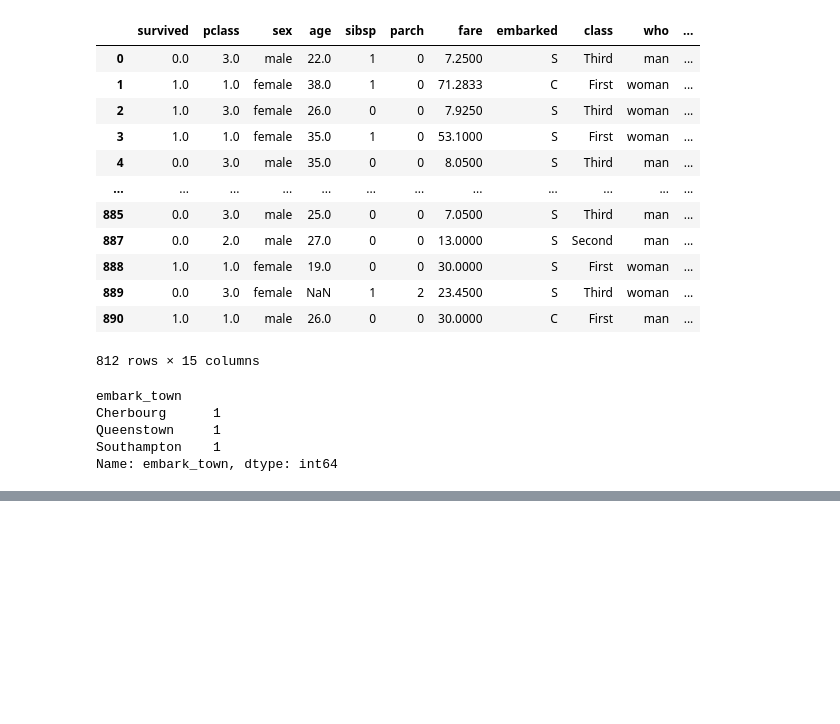
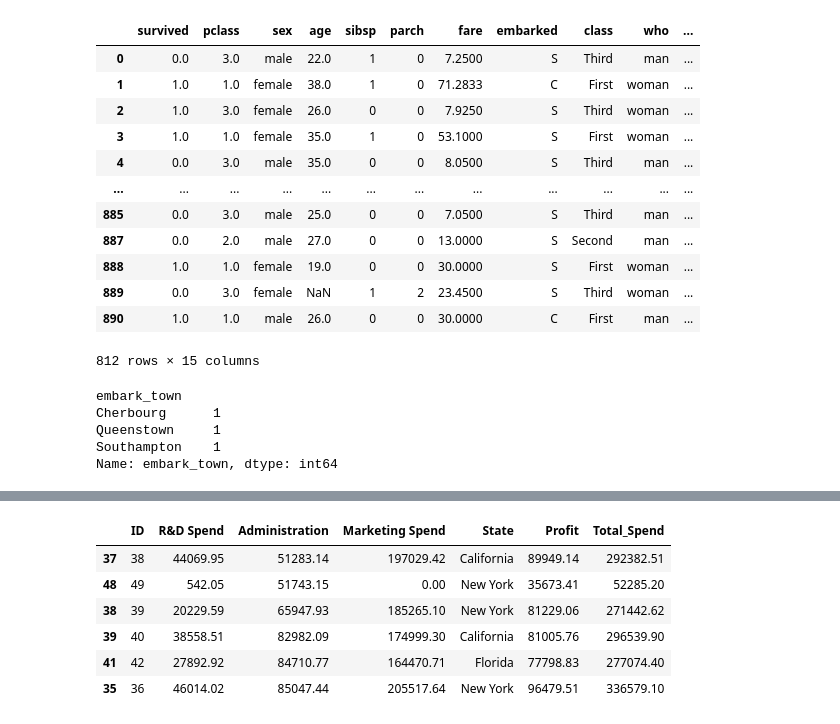
Before and after one commit to ikokkas/Exercises, a Jupyter notebook: Exercises.ipynb, the cells around one changed output, grey strips where cells are left out. Cells and saved outputs as stored; diff of their text form; code cells hidden in the pictures; blank space fills up the shorter version.

```diff
--- a/Exercises.ipynb
+++ b/Exercises.ipynb
@@ -495,0 +568,12 @@ Name: embark_town, dtype: int64
+# %%
+# which are the 6 companies that spend the less money on Administration
+
+startup_df.sort_values("Administration", ascending=True).head(6)
+# %% [output]
+|  | ID | R&D Spend | Administration | Marketing Spend | State | Profit | Total_Spend |
+| 37 | 38 | 44069.95 | 51283.14 | 197029.42 | California | 89949.14 | 292382.51 |
+| 48 | 49 | 542.05 | 51743.15 | 0.00 | New York | 35673.41 | 52285.20 |
+| 38 | 39 | 20229.59 | 65947.93 | 185265.10 | New York | 81229.06 | 271442.62 |
+| 39 | 40 | 38558.51 | 82982.09 | 174999.30 | California | 81005.76 | 296539.90 |
+| 41 | 42 | 27892.92 | 84710.77 | 164470.71 | Florida | 77798.83 | 277074.40 |
+| 35 | 36 | 46014.02 | 85047.44 | 205517.64 | New York | 96479.51 | 336579.10 |
```
Also changed, not shown: parts of 7 cells of this notebook.
